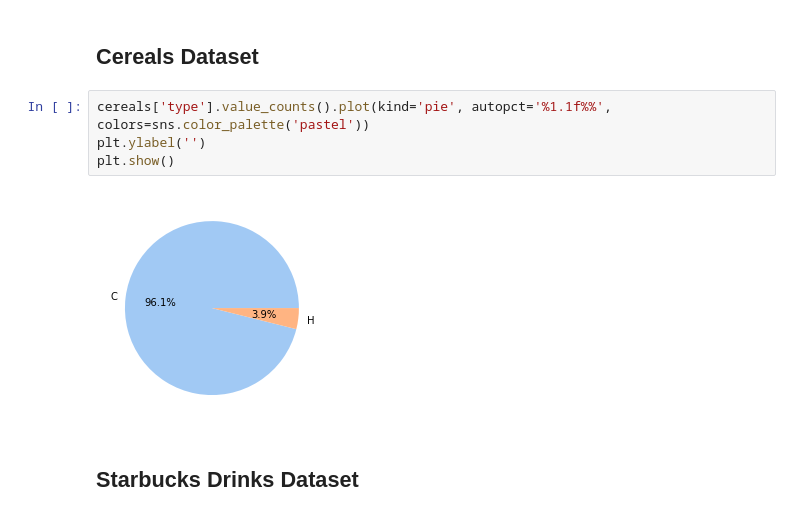
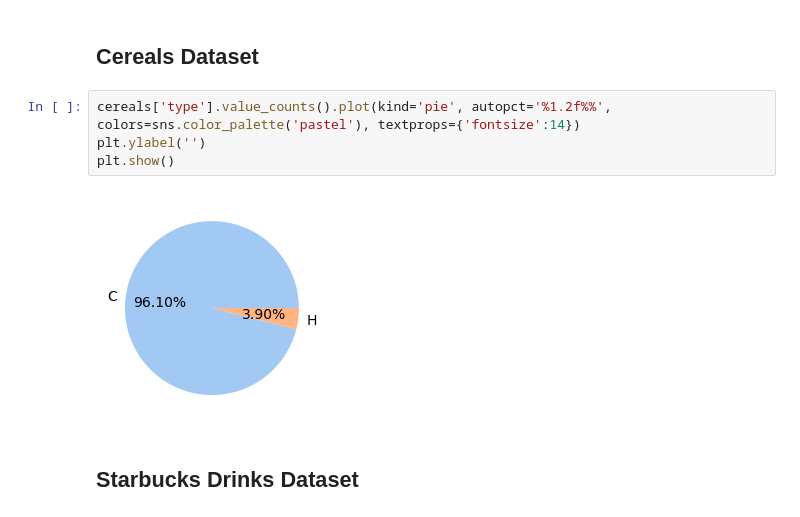
Before and after one commit to SamaSamrin/Python-Data-Visualization-Guide, a Jupyter notebook: DV_Practice.ipynb, the cells around one changed output. Cells and saved outputs as stored; diff of their text form.

Commit message:
Modified horizontal chart labels

```diff
--- a/DV_Practice.ipynb
+++ b/DV_Practice.ipynb
@@ -189,11 +189,11 @@ plt.show()
 # %% [markdown]
 ## Cereals Dataset
 # %%
-cereals['type'].value_counts().plot(kind='pie', autopct='%1.1f%%', colors=sns.color_palette('pastel'))
+cereals['type'].value_counts().plot(kind='pie', autopct='%1.2f%%', colors=sns.color_palette('pastel'), textprops={'fontsize':14})
 plt.ylabel('')
 plt.show()
 # %% [output]
-[figure, old version]
+[figure, new version]
 # %% [markdown]
 ## Starbucks Drinks Dataset
 # %%
```
Also changed, not shown: parts of 13 cells of this notebook.
